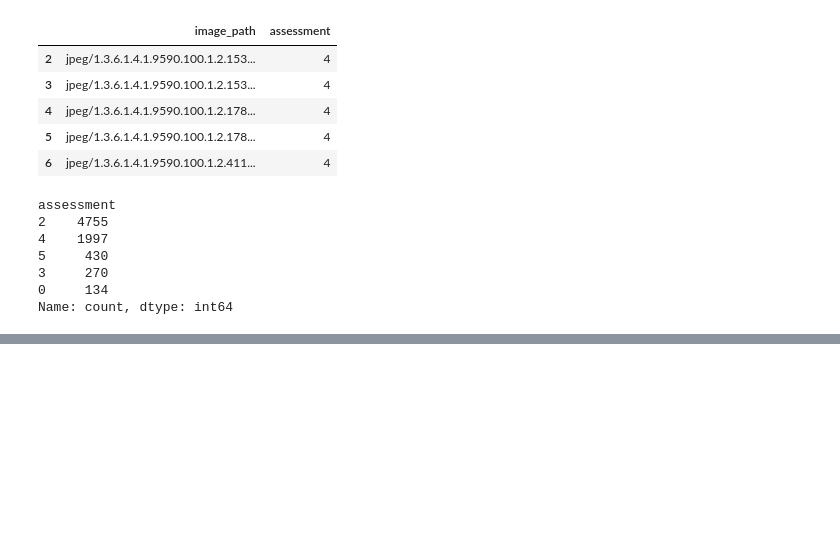
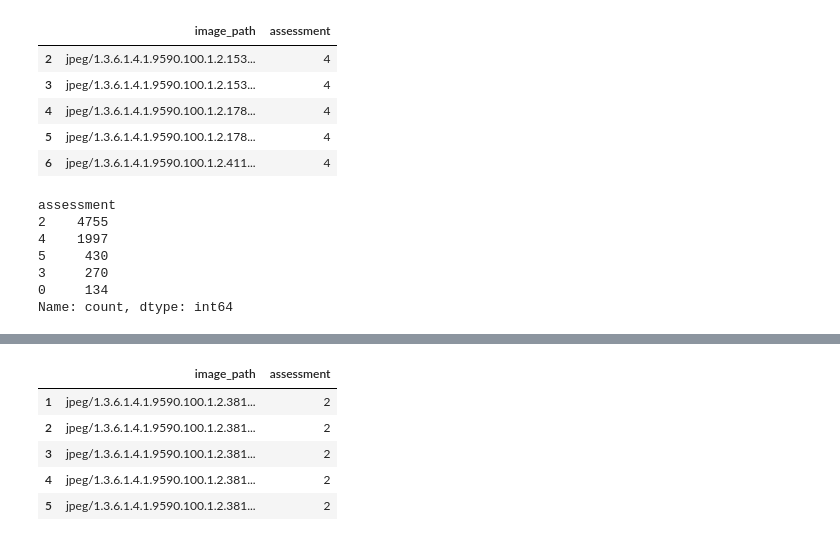
Before and after one commit to TyWilliams03/BME450-project, a Jupyter notebook: Project.ipynb, the cells around one changed output, grey strips where cells are left out. Saved outputs shown, nothing was run; the diff lists cells and outputs as text; code cells hidden in the pictures; blank space fills up the shorter version.

```diff
--- a/Project.ipynb
+++ b/Project.ipynb
@@ -213,3 +273,12 @@ Name: count, dtype: int64
+# %%
+test_df.head()
+# %% [output]
+|  | image_path | assessment |
+| 1 | jpeg/1.3.6.1.4.1.9590.100.1.2.381... | 2 |
+| 2 | jpeg/1.3.6.1.4.1.9590.100.1.2.381... | 2 |
+| 3 | jpeg/1.3.6.1.4.1.9590.100.1.2.381... | 2 |
+| 4 | jpeg/1.3.6.1.4.1.9590.100.1.2.381... | 2 |
+| 5 | jpeg/1.3.6.1.4.1.9590.100.1.2.381... | 2 |
 # %%
 from torch.utils.data import Dataset
 from PIL import Image
```
Also changed, not shown: parts of 12 cells of this notebook.
